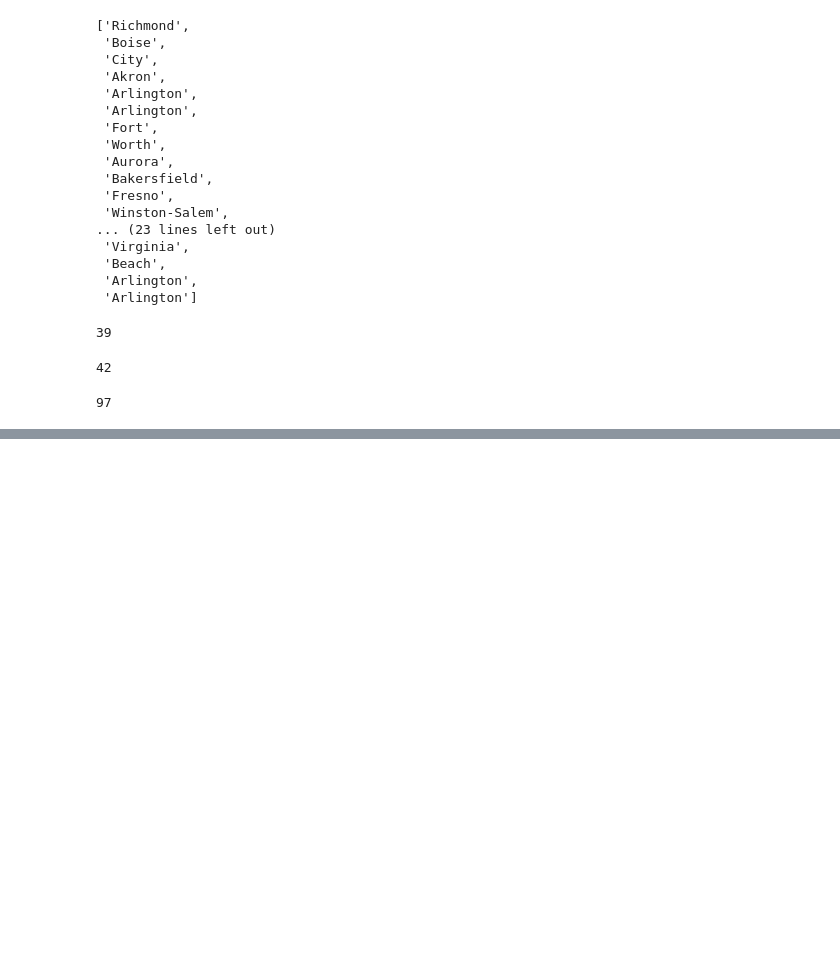
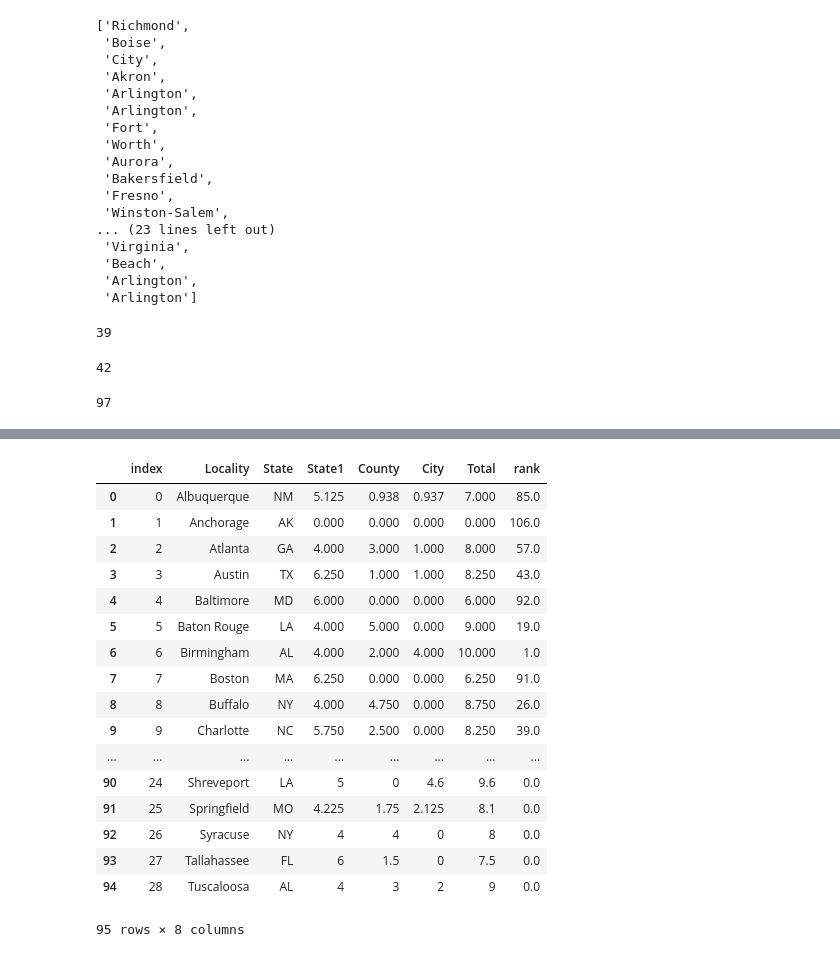
Before and after one commit to chewka/impact-index, a Jupyter notebook: practice/Sales Tax Policy.ipynb, the cells around one changed output, grey strips where cells are left out. Drawn from its saved outputs; the diff is of its cells as text; code cells hidden in the pictures; blank space fills up the shorter version.

```diff
--- a/practice/Sales Tax Policy.ipynb
+++ b/practice/Sales Tax Policy.ipynb
@@ -232,10 +232,10 @@ salestax_df
 | 65 | Wichita | KS | 6.300% | 1.000% | 0.000% | 7.300% | 72.0 |
 66 rows × 7 columns
 # %%
-#add the cities that are not there with the NaN value
-for city in cities:
-    if city not in salestax_df['Locality'].tolist():
-        salestax_df.loc[len(salestax_df)] = [city, np.nan, np.nan, np.nan, np.nan, np.nan, np.nan]
+# #add the cities that are not there with the NaN value
+# for city in cities:
+#     if city not in salestax_df['Locality'].tolist():
+#         salestax_df.loc[len(salestax_df)] = [city, np.nan, np.nan, np.nan, np.nan, np.nan, np.nan]
 # %%
 salestax_df
 # %% [output]
@@ -394,3 +394,7 @@ metros = COMB_CITY_METRO_DICT.keys()
 print(len(metros))
 # %% [output]
 97
+# %%
+PRC_DIR = PROJ_ROOT / 'data' / 'processed'
+
+extracities_df = pd.read_csv(PRC_DIR / 'extra_cities_salestax.csv')
@@ -396,0 +421,32 @@ print(len(metros))
+# %%
+salestax_df['State1'] = salestax_df['State1'].str.replace('%', '')
+salestax_df['County'] = salestax_df['County'].str.replace('%', '')
+salestax_df['City'] = salestax_df['City'].str.replace('%', '')
+salestax_df['Total'] = salestax_df['Total'].str.replace('%', '')
+
+#salestax_df.columns.to_numeric()
+
+salestax_df = salestax_df.append(extracities_df).reset_index()
+# %%
+salestax_df = salestax_df.fillna(0)
+# %%
+salestax_df
+# %% [output]
+|  | index | Locality | State | State1 | County | City | Total | rank |
+| 0 | 0 | Albuquerque | NM | 5.125 | 0.938 | 0.937 | 7.000 | 85.0 |
+| 1 | 1 | Anchorage | AK | 0.000 | 0.000 | 0.000 | 0.000 | 106.0 |
+| 2 | 2 | Atlanta | GA | 4.000 | 3.000 | 1.000 | 8.000 | 57.0 |
+| 3 | 3 | Austin | TX | 6.250 | 1.000 | 1.000 | 8.250 | 43.0 |
+| 4 | 4 | Baltimore | MD | 6.000 | 0.000 | 0.000 | 6.000 | 92.0 |
+| 5 | 5 | Baton Rouge | LA | 4.000 | 5.000 | 0.000 | 9.000 | 19.0 |
+| 6 | 6 | Birmingham | AL | 4.000 | 2.000 | 4.000 | 10.000 | 1.0 |
+| 7 | 7 | Boston | MA | 6.250 | 0.000 | 0.000 | 6.250 | 91.0 |
+| 8 | 8 | Buffalo | NY | 4.000 | 4.750 | 0.000 | 8.750 | 26.0 |
+| 9 | 9 | Charlotte | NC | 5.750 | 2.500 | 0.000 | 8.250 | 39.0 |
+| ... | ... | ... | ... | ... | ... | ... | ... | ... |
+| 90 | 24 | Shreveport | LA | 5 | 0 | 4.6 | 9.6 | 0.0 |
+| 91 | 25 | Springfield | MO | 4.225 | 1.75 | 2.125 | 8.1 | 0.0 |
+| 92 | 26 | Syracuse | NY | 4 | 4 | 0 | 8 | 0.0 |
+| 93 | 27 | Tallahassee | FL | 6 | 1.5 | 0 | 7.5 | 0.0 |
+| 94 | 28 | Tuscaloosa | AL | 4 | 3 | 2 | 9 | 0.0 |
+95 rows × 8 columns
```
Also changed, not shown: parts of 4 cells of this notebook, 2 other files.
